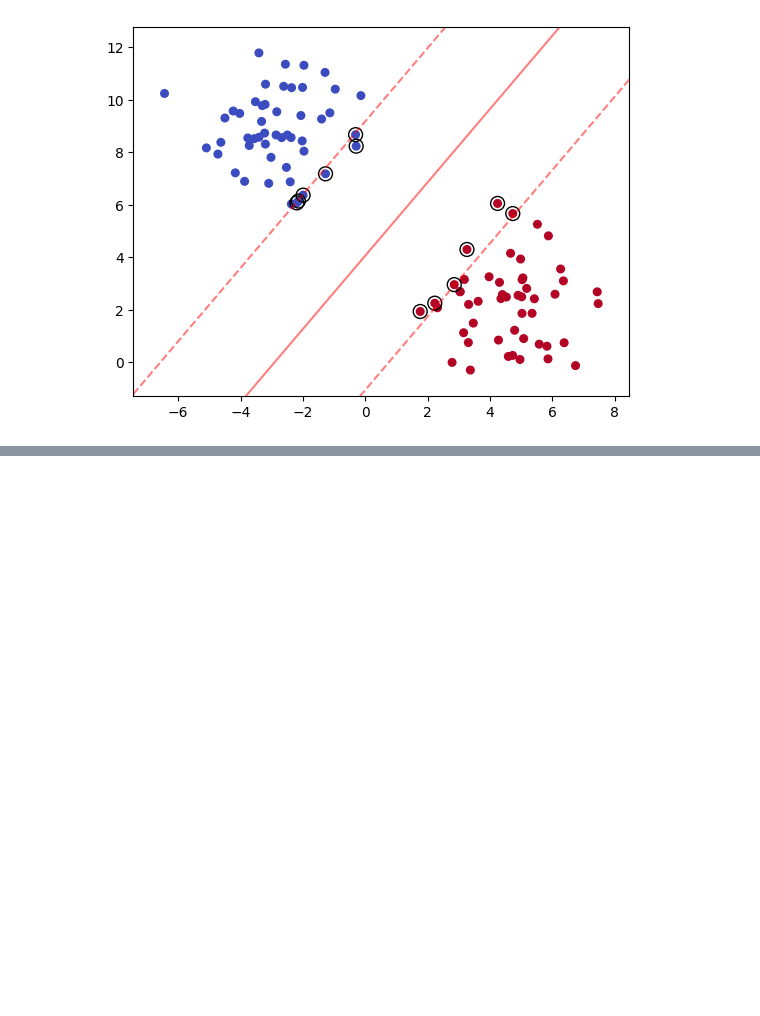
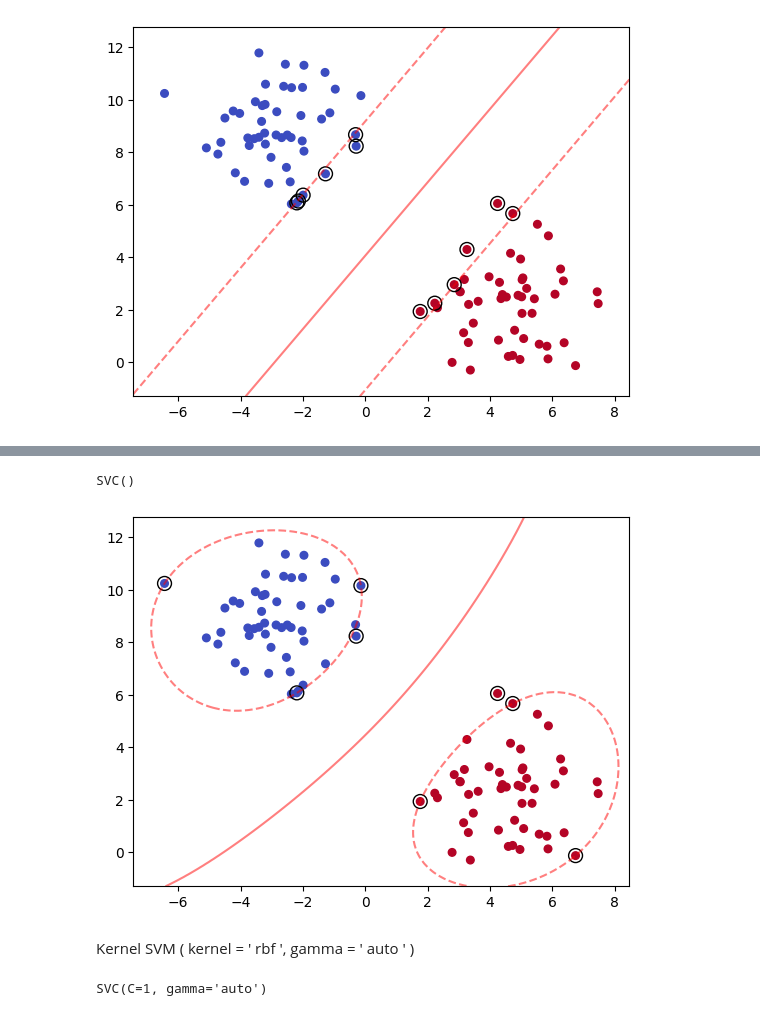
Before and after one commit to SHIFAT-Arman/Machine-Learning, a Jupyter notebook: SupportVectorMachine(SVM)_Fundementals.ipynb, the cells around one changed output, grey strips where cells are left out. Drawn from its saved outputs; the diff is of its cells as text; code cells hidden in the pictures; blank space fills up the shorter version.

```diff
--- a/SupportVectorMachine(SVM)_Fundementals.ipynb
+++ b/SupportVectorMachine(SVM)_Fundementals.ipynb
@@ -120,0 +124,40 @@ plt.show()
+# %%
+k_svc = SVC(kernel = 'rbf', gamma = 'scale')
+k_svc.fit(X, y)
+# %% [output]
+SVC()
+# %%
+plt.scatter(X[:, 0], X[:, 1], c=y, s=30, cmap='coolwarm')
+
+# plot the decision function
+ax = plt.gca()
+DecisionBoundaryDisplay.from_estimator(
+    k_svc,
+    X,
+    plot_method="contour",
+    colors="r",
+    levels=[-1, 0, 1],
+    alpha=0.5,
+    linestyles=["--", "-", "--"],
+    ax=ax,
+)
+# plot support vectors
+ax.scatter(
+    k_svc.support_vectors_[:, 0],
+    k_svc.support_vectors_[:, 1],
+    s=100,
+    linewidth=1,
+    facecolors="none",
+    edgecolors="k",
+)
+plt.show()
+# %% [output]
+[figure, added]
+# %% [markdown]
+Kernel SVM ( kernel = ' rbf ', gamma = ' auto ' )
+# %%
+k_svc = SVC(kernel = 'rbf',C=1, gamma = 'auto') # When gamma = auto. It tries to learn the noise of the data
+                                                   # and enter into the overfitting.
+k_svc.fit(X, y)
+# %% [output]
+SVC(C=1, gamma='auto')
```
Also changed, not shown: parts of 10 cells of this notebook.
